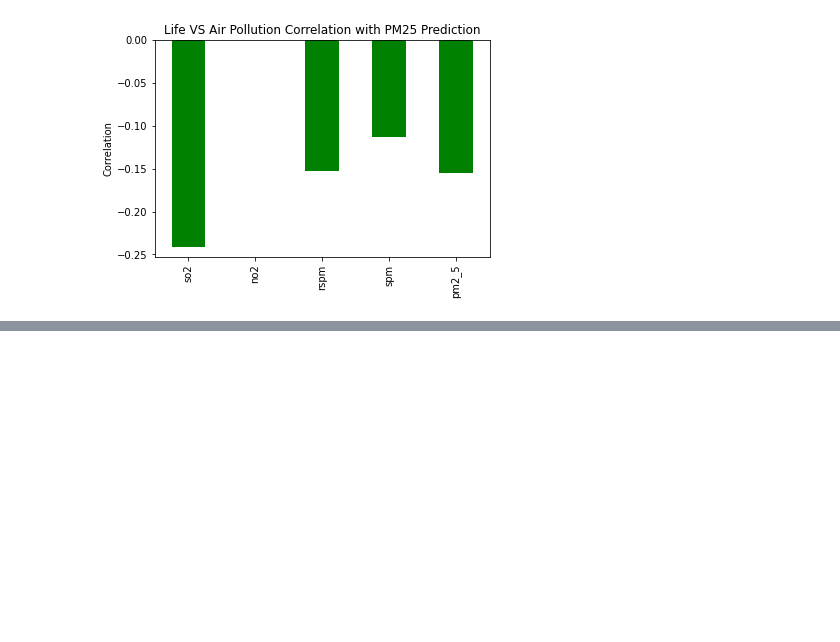
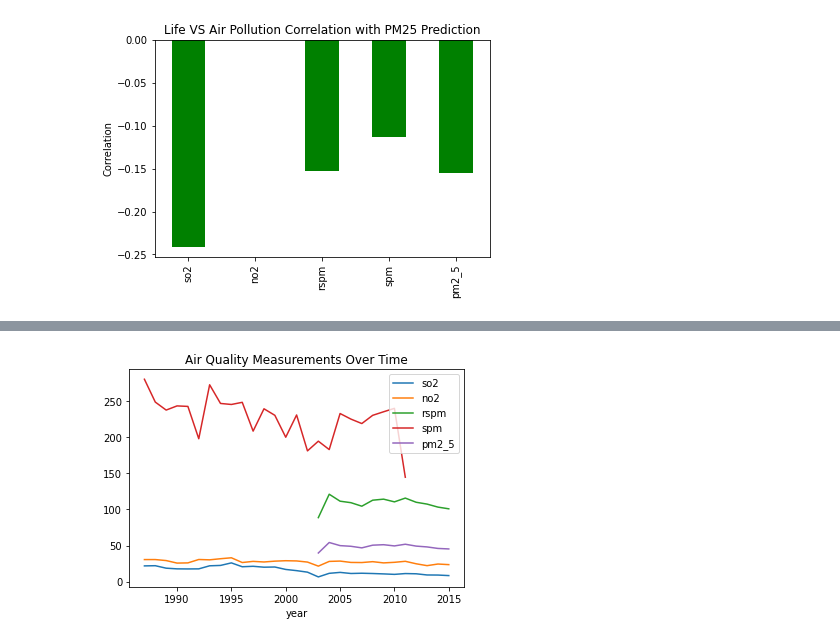
Before and after one commit to hanzhi227/Capstone1, a Jupyter notebook: IndiaAirVSLife.ipynb, the cells around one changed output, grey strips where cells are left out. Drawn from its saved outputs; the diff is of its cells as text; code cells hidden in the pictures; blank space fills up the shorter version.

```diff
--- a/IndiaAirVSLife.ipynb
+++ b/IndiaAirVSLife.ipynb
@@ -298,0 +302,7 @@ Text(0.5, 1.0, 'Bootstrap Results')
+# %%
+air_year = air.groupby('year')
+air_year.mean().plot()
+plt.title('Air Quality Measurements Over Time')
+plt.savefig('images/air_quality_over_time.png')
+# %% [output]
+[figure, added]
```
Also changed, not shown: parts of 13 cells of this notebook, 8 other files.
